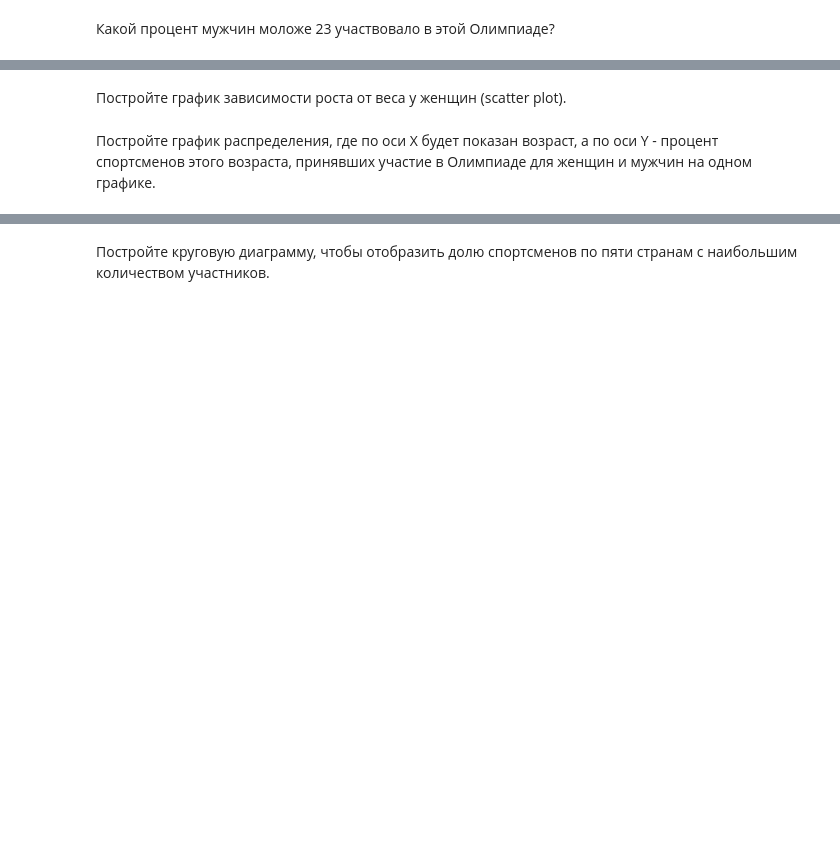
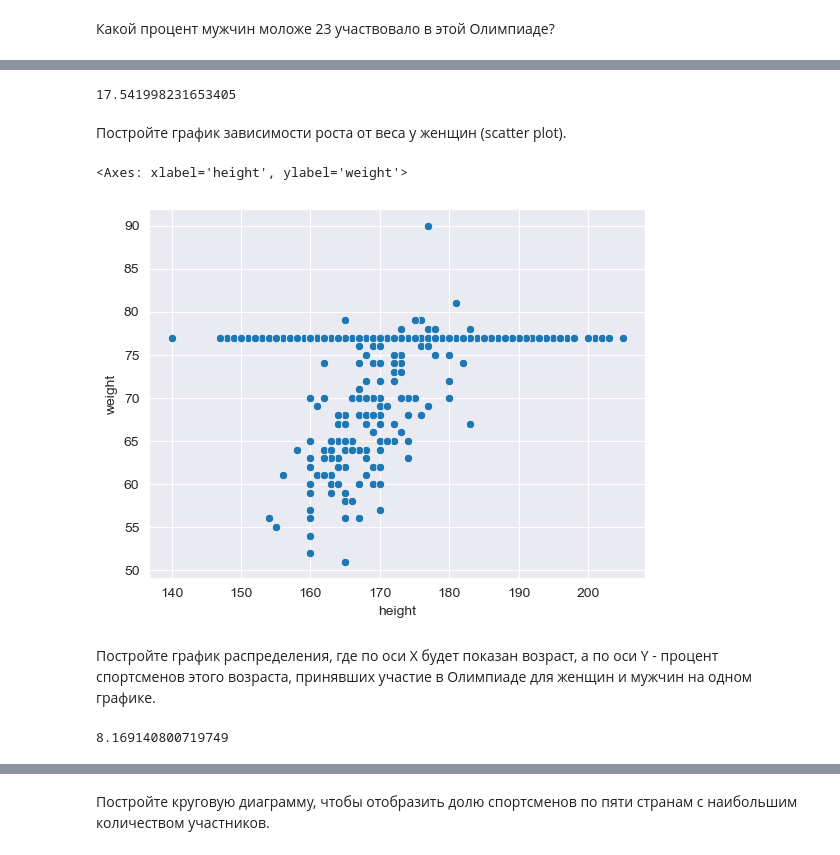
Before and after one commit to AlexanderVitMor/AI_systems, a Jupyter notebook: AIS1.ipynb, the cells around one changed output, grey strips where cells are left out. Saved outputs shown, nothing was run; the diff lists cells and outputs as text; code cells hidden in the pictures; blank space fills up the shorter version.

```diff
--- a/AIS1.ipynb
+++ b/AIS1.ipynb
@@ -267,0 +260,3 @@ Name: count, Length: 639, dtype: int64
+# %%
+df['count_events'] = df['events'].apply(lambda x: len(x.split(',')))
+df
@@ -270,2 +287,5 @@ Name: count, Length: 639, dtype: int64
 # %% [markdown]
 Какой процент мужчин моложе 23 участвовало в этой Олимпиаде?
+# %%
+df['age'] = df['birth_date'].apply(lambda x: 2024 - int(x.split('-')[0]))
+df
@@ -272,4 +306,13 @@ Name: count, Length: 639, dtype: int64
+# %%
+len(df[(df['age'] < 23) & (df['gender'] == 'Male')]) / len(df[df['gender'] == 'Male']) * 100
+# %% [output]
+17.541998231653405
 # %% [markdown]
 Постройте график зависимости роста от веса у женщин (scatter plot).
+# %%
+sns.scatterplot(data=df[df['gender'] == 'Female'], x='height', y='weight')
+# %% [output]
+<Axes: xlabel='height', ylabel='weight'>
+[figure, added]
 # %% [markdown]
 Постройте график распределения, где по оси X будет показан возраст, а по оси Y - процент спортсменов этого возраста, принявших участие в Олимпиаде для женщин и мужчин на одном графике.
@@ -275,0 +322,4 @@ Name: count, Length: 639, dtype: int64
+# %%
+df['age'].value_counts()[24] / len(df) * 100
+# %% [output]
+8.169140800719749
```
Also changed, not shown: parts of 13 cells of this notebook.
